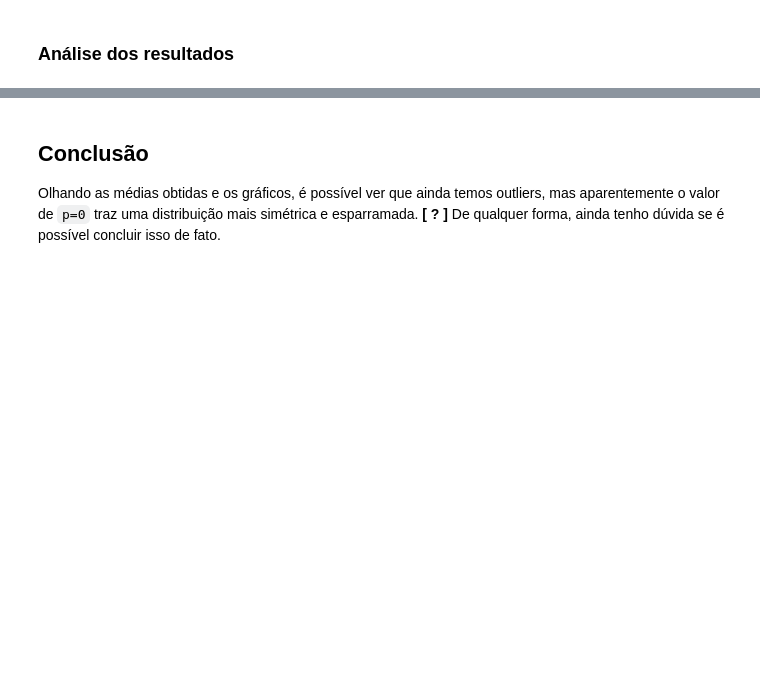
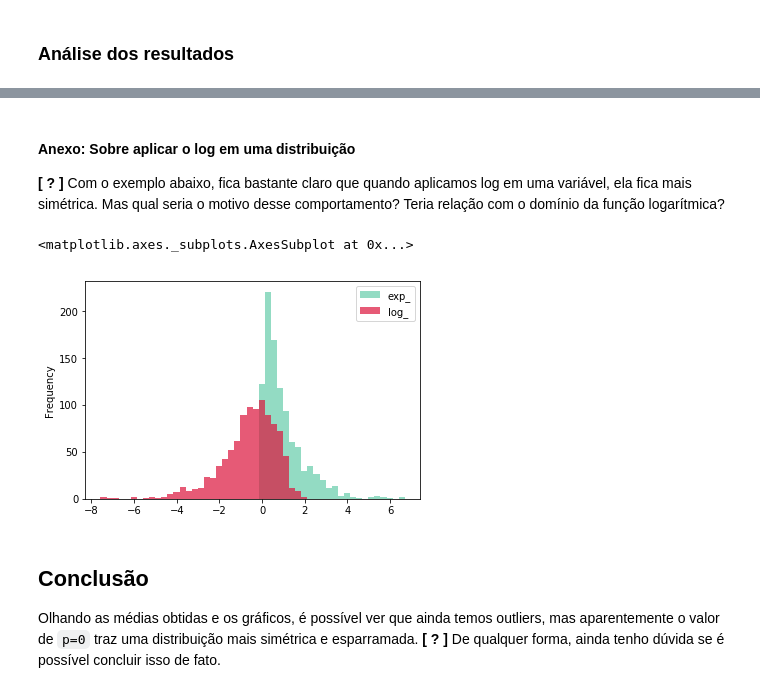
Before and after one commit to menubie/studies, a Jupyter notebook: basic_statistics/asymmetric_distribution_to_normal.ipynb, the cells around one changed output, grey strips where cells are left out. Cells and saved outputs as stored; diff of their text form; code cells hidden in the pictures; blank space fills up the shorter version.

```diff
--- a/basic_statistics/asymmetric_distribution_to_normal.ipynb
+++ b/basic_statistics/asymmetric_distribution_to_normal.ipynb
@@ -109,3 +109,16 @@ df.plot(kind='hist', alpha=0.6, bins=100, figsize=(20,10),
+# %% [markdown]
+#### Anexo: Sobre aplicar o log em uma distribuição
+
+**[ ? ]** Com o exemplo abaixo, fica bastante claro que quando aplicamos log em uma variável, ela fica mais simétrica. Mas qual seria o motivo desse comportamento? Teria relação com o domínio da função logarítmica?
+# %%
+df_exp = pd.DataFrame(np.random.exponential(size=1000), columns=['exp_'])
+
+df_exp['log_'] = df_exp.exp_.map(lambda x: math.log(x))
+
+df_exp.plot.hist(bins=50, alpha=0.7, color=['mediumaquamarine', 'crimson'])
+# %% [output]
+<matplotlib.axes._subplots.AxesSubplot at 0x...>
+[figure, added]
 # %%
 # Tentativa da criação de um Gráfico de Simetria
 
```
Also changed, not shown: parts of 6 cells of this notebook.
